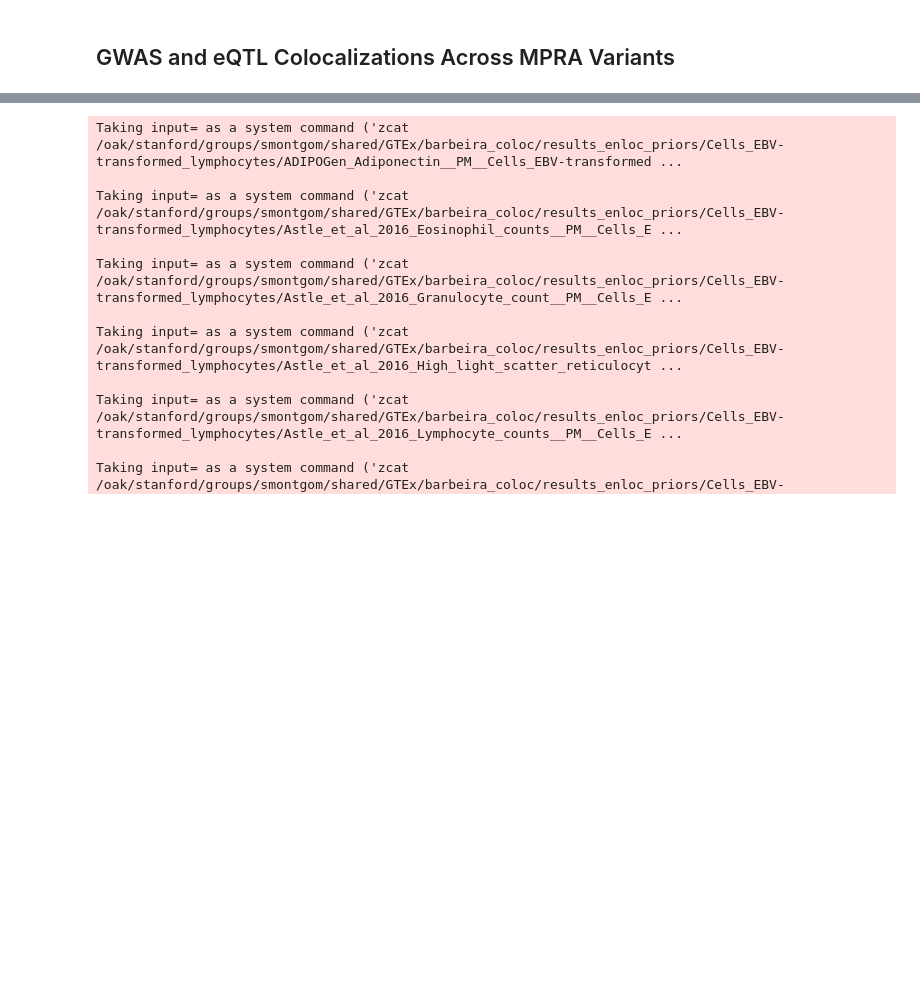
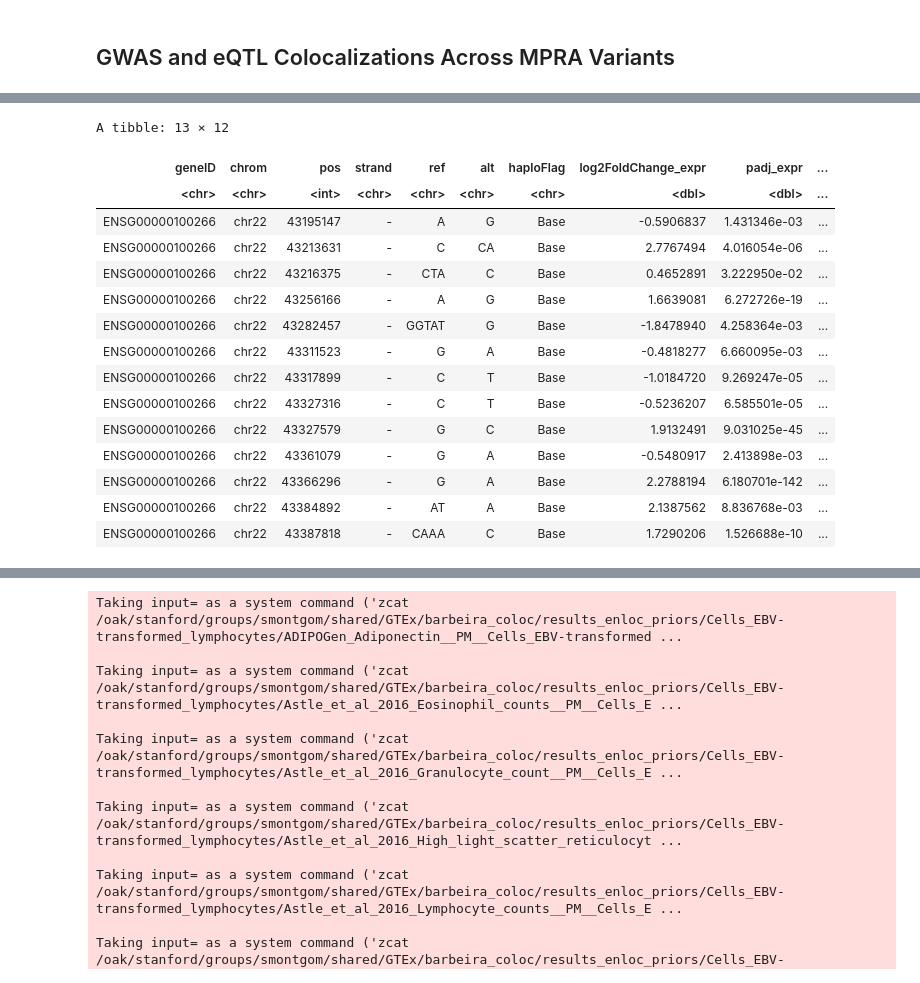
Before and after one commit to nsabell/mpra-v2, a Jupyter notebook: notebooks/section6-colocalization.ipynb, the cells around one changed output, grey strips where cells are left out. Cells and saved outputs as stored; diff of their text form; code cells hidden in the pictures; blank space fills up the shorter version.

```diff
--- a/notebooks/section6-colocalization.ipynb
+++ b/notebooks/section6-colocalization.ipynb
@@ -57,3 +57,22 @@ A data.table: 13 × 14
+# %%
+subset(mpraStats.tmp, grepl("ENSG00000100266",geneID) & padj_allele < 5e-2 & padj_expr < 5e-2)
+# %% [output]
+A tibble: 13 × 12
+| geneID | chrom | pos | strand | ref | alt | haploFlag | log2FoldChange_expr | padj_expr | ... |
+| <chr> | <chr> | <int> | <chr> | <chr> | <chr> | <chr> | <dbl> | <dbl> | ... |
+| ENSG00000100266 | chr22 | 43195147 | - | A | G | Base | -0.5906837 | 1.431346e-03 | ... |
+| ENSG00000100266 | chr22 | 43213631 | - | C | CA | Base | 2.7767494 | 4.016054e-06 | ... |
+| ENSG00000100266 | chr22 | 43216375 | - | CTA | C | Base | 0.4652891 | 3.222950e-02 | ... |
+| ENSG00000100266 | chr22 | 43256166 | - | A | G | Base | 1.6639081 | 6.272726e-19 | ... |
+| ENSG00000100266 | chr22 | 43282457 | - | GGTAT | G | Base | -1.8478940 | 4.258364e-03 | ... |
+| ENSG00000100266 | chr22 | 43311523 | - | G | A | Base | -0.4818277 | 6.660095e-03 | ... |
+| ENSG00000100266 | chr22 | 43317899 | - | C | T | Base | -1.0184720 | 9.269247e-05 | ... |
+| ENSG00000100266 | chr22 | 43327316 | - | C | T | Base | -0.5236207 | 6.585501e-05 | ... |
+| ENSG00000100266 | chr22 | 43327579 | - | G | C | Base | 1.9132491 | 9.031025e-45 | ... |
+| ENSG00000100266 | chr22 | 43361079 | - | G | A | Base | -0.5480917 | 2.413898e-03 | ... |
+| ENSG00000100266 | chr22 | 43366296 | - | G | A | Base | 2.2788194 | 6.180701e-142 | ... |
+| ENSG00000100266 | chr22 | 43384892 | - | AT | A | Base | 2.1387562 | 8.836768e-03 | ... |
+| ENSG00000100266 | chr22 | 43387818 | - | CAAA | C | Base | 1.7290206 | 1.526688e-10 | ... |
 # %%
 haploVarsExpr = fread("sumstats/haplotype/Expression.txt")
 haploVars = fread("sumstats/haplotype/Allele3.txt")
```
Also changed, not shown: parts of 4 cells of this notebook, 5 other files.
